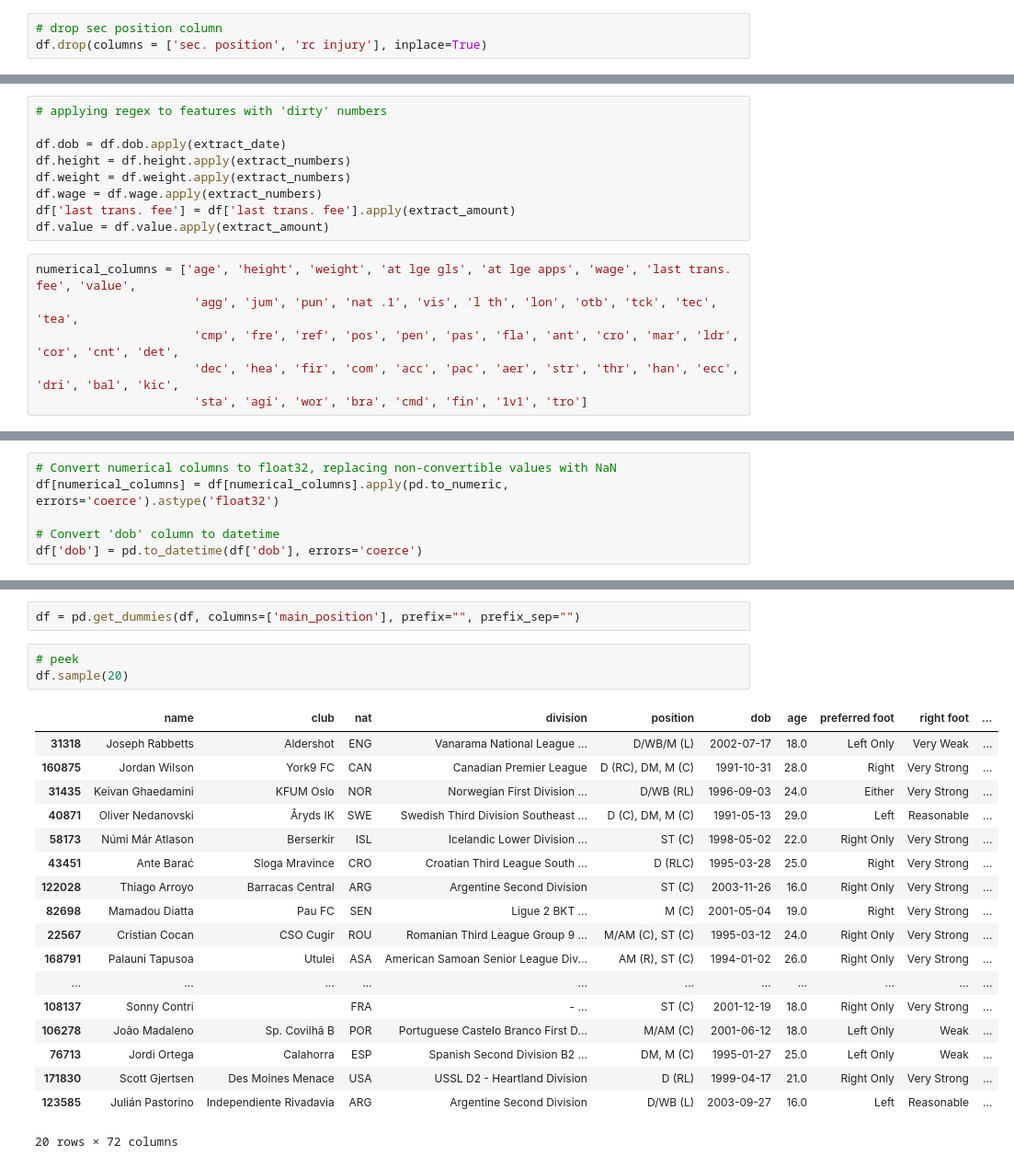
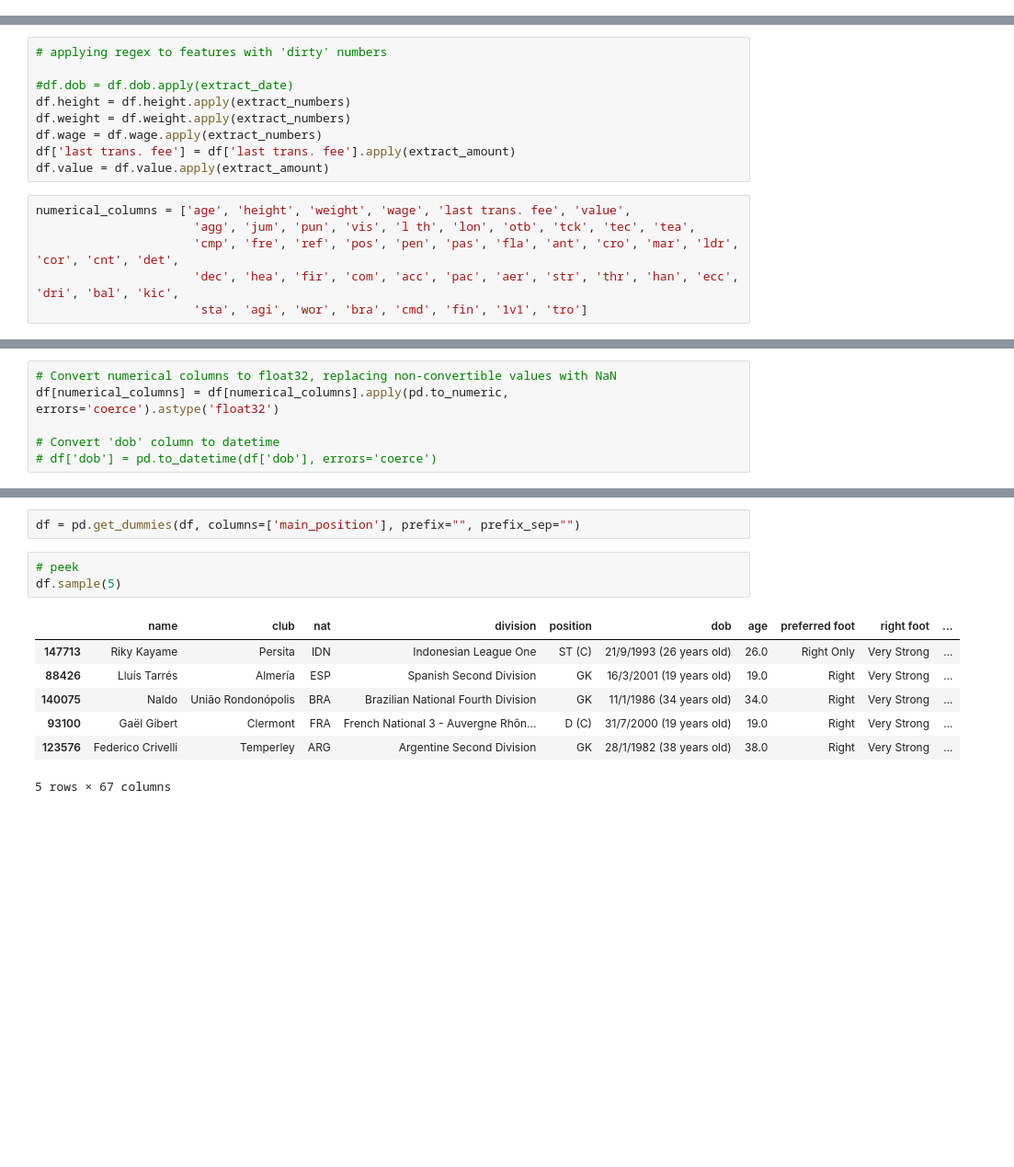
Before and after one commit to maximegoossens99/Moneyball, a Jupyter notebook: notebooks/data_cleaning.ipynb, the cells around one changed output, grey strips where cells are left out. Shown: that part at 92% size. Cells and saved outputs as stored; diff of their text form; blank space fills up the shorter version.

```diff
--- a/notebooks/data_cleaning.ipynb
+++ b/notebooks/data_cleaning.ipynb
@@ -143,8 +194,5 @@ memory usage: 87.9+ MB
 # %% [markdown]
 ###  classing positions
-# %%
-# drop sec position column
-df.drop(columns = ['sec. position', 'rc injury'], inplace=True)
 # %%
 # copy position column to main_position
 df["main_position"] = df.position
@@ -295,15 +343,15 @@ def extract_amount(input_string):
 # %%
 # applying regex to features with 'dirty' numbers
 
-df.dob = df.dob.apply(extract_date)
+#df.dob = df.dob.apply(extract_date)
 df.height = df.height.apply(extract_numbers)
 df.weight = df.weight.apply(extract_numbers)
 df.wage = df.wage.apply(extract_numbers)
 df['last trans. fee'] = df['last trans. fee'].apply(extract_amount)
 df.value = df.value.apply(extract_amount)
 # %%
-numerical_columns = ['age', 'height', 'weight', 'at lge gls', 'at lge apps', 'wage', 'last trans. fee', 'value',
-                      'agg', 'jum', 'pun', 'nat .1', 'vis', 'l th', 'lon', 'otb', 'tck', 'tec', 'tea',
+numerical_columns = ['age', 'height', 'weight', 'wage', 'last trans. fee', 'value',
+                      'agg', 'jum', 'pun', 'vis', 'l th', 'lon', 'otb', 'tck', 'tec', 'tea',
                       'cmp', 'fre', 'ref', 'pos', 'pen', 'pas', 'fla', 'ant', 'cro', 'mar', 'ldr', 'cor', 'cnt', 'det',
                       'dec', 'hea', 'fir', 'com', 'acc', 'pac', 'aer', 'str', 'thr', 'han', 'ecc', 'dri', 'bal', 'kic',
                       'sta', 'agi', 'wor', 'bra', 'cmd', 'fin', '1v1', 'tro']
@@ -327,7 +360,7 @@ Name: last trans. fee, Length: 174574, dtype: float64
 df[numerical_columns] = df[numerical_columns].apply(pd.to_numeric, errors='coerce').astype('float32')
 
 # Convert 'dob' column to datetime
-df['dob'] = pd.to_datetime(df['dob'], errors='coerce')
+# df['dob'] = pd.to_datetime(df['dob'], errors='coerce')
 # %%
 # check
 df.info()
@@ -365,24 +398,13 @@ df.head()
 df = pd.get_dummies(df, columns=['main_position'], prefix="", prefix_sep="")
 # %%
 # peek
-df.sample(20)
+df.sample(5)
 # %% [output]
 |  | name | club | nat | division | position | dob | age | preferred foot | right foot | ... |
-| 31318 | Joseph Rabbetts | Aldershot | ENG | Vanarama National League ... | D/WB/M (L) | 2002-07-17 | 18.0 | Left Only | Very Weak | ... |
-| 160875 | Jordan Wilson | York9 FC | CAN | Canadian Premier League | D (RC), DM, M (C) | 1991-10-31 | 28.0 | Right | Very Strong | ... |
-| 31435 | Keivan Ghaedamini | KFUM Oslo | NOR | Norwegian First Division ... | D/WB (RL) | 1996-09-03 | 24.0 | Either | Very Strong | ... |
-| 40871 | Oliver Nedanovski | Åryds IK | SWE | Swedish Third Division Southeast ... | D (C), DM, M (C) | 1991-05-13 | 29.0 | Left | Reasonable | ... |
-| 58173 | Númi Már Atlason | Berserkir | ISL | Icelandic Lower Division ... | ST (C) | 1998-05-02 | 22.0 | Right Only | Very Strong | ... |
-| 43451 | Ante Barać | Sloga Mravince | CRO | Croatian Third League South ... | D (RLC) | 1995-03-28 | 25.0 | Right | Very Strong | ... |
-| 122028 | Thiago Arroyo | Barracas Central | ARG | Argentine Second Division | ST (C) | 2003-11-26 | 16.0 | Right Only | Very Strong | ... |
-| 82698 | Mamadou Diatta | Pau FC | SEN | Ligue 2 BKT ... | M (C) | 2001-05-04 | 19.0 | Right | Very Strong | ... |
-| 22567 | Cristian Cocan | CSO Cugir | ROU | Romanian Third League Group 9 ... | M/AM (C), ST (C) | 1995-03-12 | 24.0 | Right Only | Very Strong | ... |
-| 168791 | Palauni Tapusoa | Utulei | ASA | American Samoan Senior League Div... | AM (R), ST (C) | 1994-01-02 | 26.0 | Right Only | Very Strong | ... |
-| ... | ... | ... | ... | ... | ... | ... | ... | ... | ... | ... |
-| 108137 | Sonny Contri |  | FRA | - ... | ST (C) | 2001-12-19 | 18.0 | Right Only | Very Strong | ... |
-| 106278 | João Madaleno | Sp. Covilhã B | POR | Portuguese Castelo Branco First D... | M/AM (C) | 2001-06-12 | 18.0 | Left Only | Weak | ... |
-| 76713 | Jordi Ortega | Calahorra | ESP | Spanish Second Division B2 ... | DM, M (C) | 1995-01-27 | 25.0 | Left Only | Weak | ... |
-| 171830 | Scott Gjertsen | Des Moines Menace | USA | USSL D2 - Heartland Division | D (RL) | 1999-04-17 | 21.0 | Right Only | Very Strong | ... |
-| 123585 | Julián Pastorino | Independiente Rivadavia | ARG | Argentine Second Division | D/WB (L) | 2003-09-27 | 16.0 | Left | Reasonable | ... |
+| 147713 | Riky Kayame | Persita | IDN | Indonesian League One | ST (C) | 21/9/1993 (26 years old) | 26.0 | Right Only | Very Strong | ... |
+| 88426 | Lluís Tarrés | Almería | ESP | Spanish Second Division | GK | 16/3/2001 (19 years old) | 19.0 | Right | Very Strong | ... |
+| 140075 | Naldo | União Rondonópolis | BRA | Brazilian National Fourth Division | GK | 11/1/1986 (34 years old) | 34.0 | Right | Very Strong | ... |
+| 93100 | Gaël Gibert | Clermont | FRA | French National 3 - Auvergne Rhôn... | D (C) | 31/7/2000 (19 years old) | 19.0 | Right | Very Strong | ... |
+| 123576 | Federico Crivelli | Temperley | ARG | Argentine Second Division | GK | 28/1/1982 (38 years old) | 38.0 | Right | Very Strong | ... |
-20 rows × 72 columns
+5 rows × 67 columns
 # %% [markdown]
```
Also changed, not shown: parts of 70 cells of this notebook.
